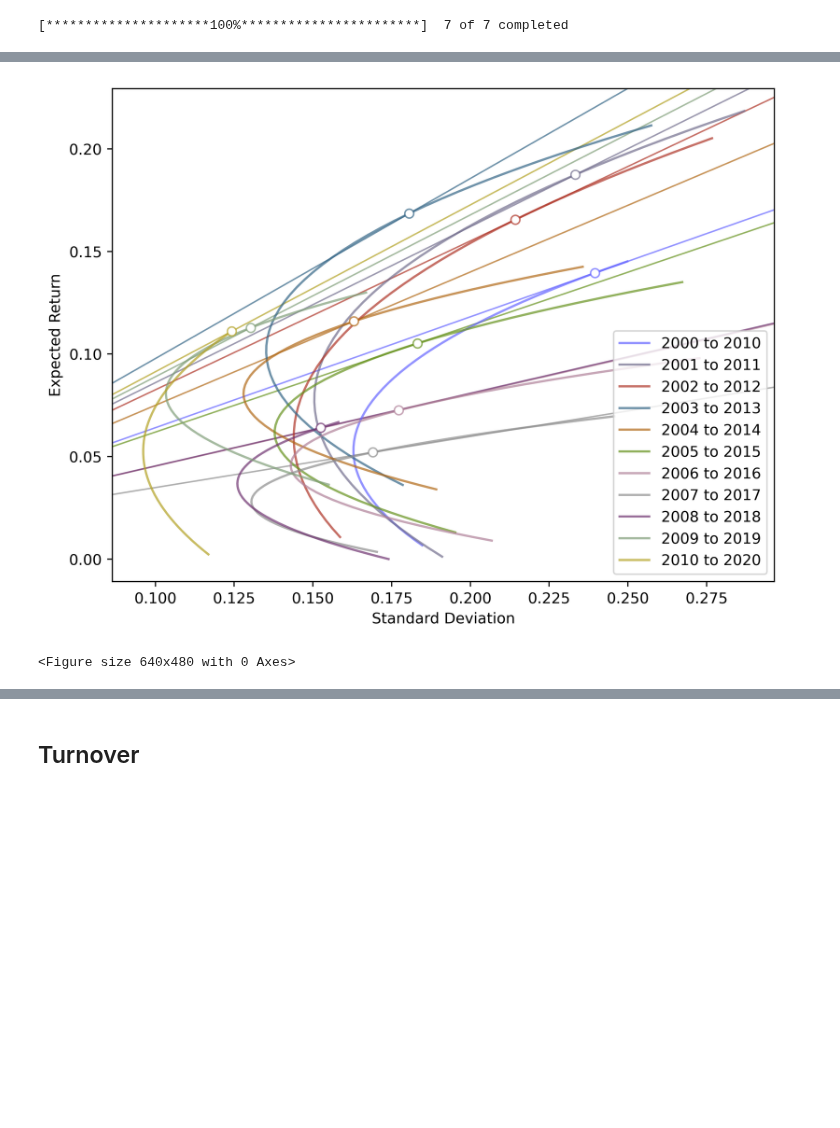
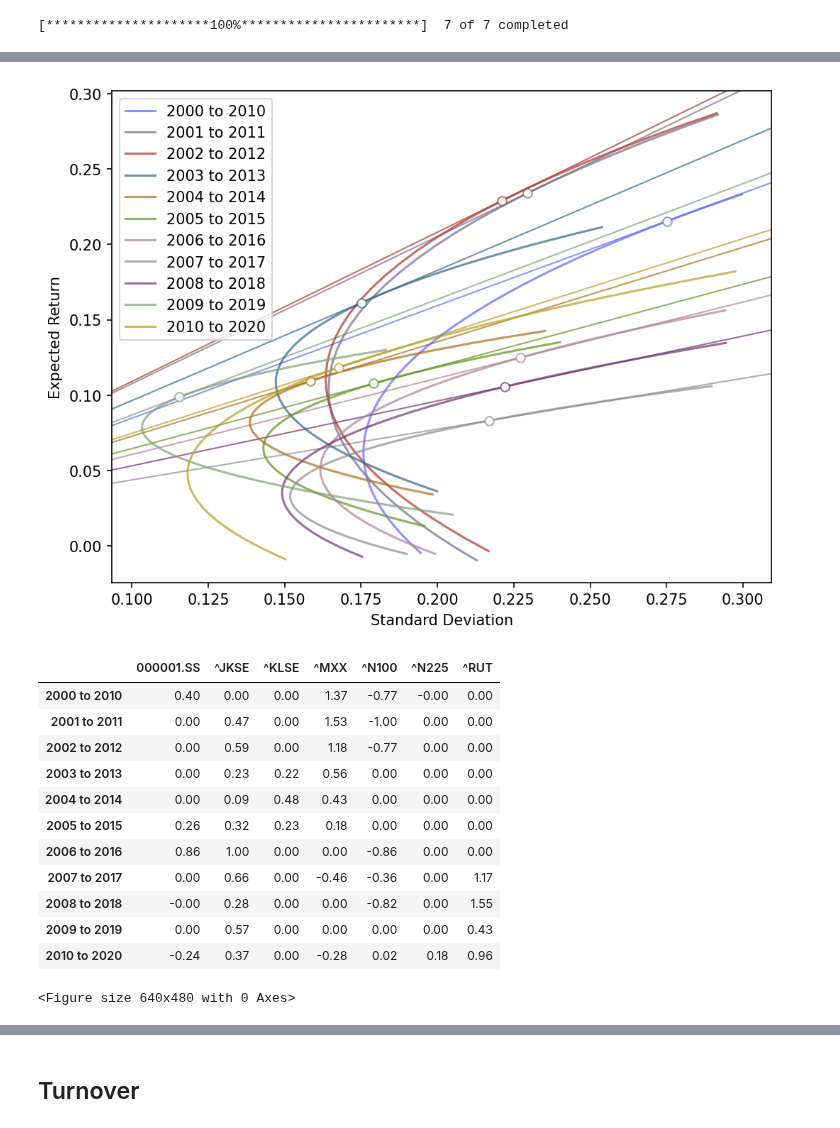
Before and after one commit to mxmws/datafin, a Jupyter notebook: Final_assigment.ipynb, the cells around one changed output, grey strips where cells are left out. Saved outputs shown, nothing was run; the diff lists cells and outputs as text; code cells hidden in the pictures; blank space fills up the shorter version.

```diff
--- a/Final_assigment.ipynb
+++ b/Final_assigment.ipynb
@@ -128,7 +130,9 @@ ____________________________________________________________
 # %%
+yearly_cov_tables = []
 #cov_matrices:
 for j in range(11):
-    print("SLIDING WINDOW ", j+1)
-    print(sliding_windows_data[str(j+1) +'_yearly_cov'])
-    print("____________________________________________________________")
+    table = sliding_windows_data[str(j+1) +'_yearly_cov'].round(2)
+    table.name = f"{dates[0].year} to {dates[1].year}"
+    yearly_cov_tables.append(table)
+yearly_cov_tables[5]
 # %% [output]
@@ -152,6 +147,6 @@ ____________________________________________________________
 # %%
 from pypfopt.plotting import plot_covariance
 #cov_matrices:
-for j in range(11):
+for j in range(4,5):
     plot_covariance(sliding_windows_data[str(j+1) +'_yearly_cov'])
 # %% [output]
@@ -181,6 +168,8 @@ risk_free_rate = 0.01
 # x of the portfolio value allowed to be shorted
 shorting_allowed = 1
 cost_of_shorting = risk_free_rate
+
+
 
 #take a list of lists of frontier returns and variances
 f_r = []
@@ -243,7 +232,7 @@ for j in range(11):
     f_v.append(frontier_stds)
 
     # highest sharper portfolio
-    sharper.append(np.array(frontier_mean_returns) / np.array(frontier_stds))
+    sharper.append((np.array(frontier_mean_returns)-risk_free_rate) / np.array(frontier_stds))
     index = sharper[-1].argmax(axis=0)
     highest_sharper_portfolios.append({
         "dates": sliding_windows_data[str(j+1) +'_dates'],
@@ -260,12 +249,14 @@ cmap[0] = [0.4, 0.4, 1, 0.7]
 # %%
 from scipy.interpolate import make_interp_spline
 from matplotlib.pyplot import figure
+import pandas as pd
 
+table = pd.DataFrame(columns=(list(data.columns)))
 
-# Create a figure and a 3x3 grid of subplots
-#fig, axs = plt.subplots(11, figsize=(6, 50))
+# cutoff on x-axis
+cutoff = 0.3
 
-fig = figure(figsize=(8, 6), dpi=500)
+fig = figure(figsize=(8, 6), dpi=150)
 # Loop through the subplots and plot something on each of them
 for i in range(11):
     # sort points by risk
@@ -298,43 +289,65 @@ for i in range(11):
     f_v_frontier = y_new
     f_r_frontier = x_new
 
-    A = np.array([a for a in zip(f_v_frontier, f_r_frontier)])
+    if cutoff:
+        for j, (x, _) in enumerate(zip(f_v_frontier, f_r_frontier)):
+            if x > cutoff:
+                f_v_frontier = f_v_frontier[:j]
+                f_r_frontier = f_r_frontier[:j]
 
-    distances = np.linalg.norm(A-(highest_sharper_portfolios[i]["std"], highest_sharper_portfolios[i]["return"]), axis=1)
-    min_index = np.argmin(distances)
-    highest_sharper_portfolio = A[min_index]
+    max_sharpe_ratio = np.array(f_r_frontier) / np.array(f_v_frontier)
+    max_sharpe_index = max_sharpe_ratio.argmax(axis=0)
 
     dates = sliding_windows_data[str(i+1) +'_dates']
 
-    plt.plot(f_v_frontier, f_r_frontier, c=cmap[i], label=f"{dates[0].year} to {dates[1].year}")
+    label = f"{dates[0].year} to {dates[1].year}"
+    plt.plot(f_v_frontier, f_r_frontier, c=cmap[i], label=label)
     if tobin_separation:
-        plt.scatter(highest_sharper_portfolio[0], highest_sharper_portfolio[1], c="white", edgecolors=cmap[i], zorder=2)
+        plt.scatter(f_v_frontier[max_sharpe_index], f_r_frontier[max_sharpe_index], c="white", edgecolors=cmap[i], zorder=2)
         # plotting capital market line (tobin separation)
         # equivalent to
         #axs[i].axline((0, risk_free_rate), (highest_sharper_portfolios[i]["std"], highest_sharper_portfolios[i]["return"]))
         # but prettier
         plt.axline(
-            (min(f_v[i]), (min(f_v[i])/highest_sharper_portfolio[0])*(highest_sharper_portfolio[1]-risk_free_rate)+risk_free_rate),
-            (highest_sharper_portfolio[0], highest_sharper_portfolio[1]),
+            (min(f_v_frontier), (min(f_v_frontier)/f_v_frontier[max_sharpe_index])*(f_r_frontier[max_sharpe_index]-risk_free_rate)+risk_free_rate),
+            (f_v_frontier[max_sharpe_index], f_r_frontier[max_sharpe_index]),
             color=cmap[i],
             linewidth=1,
             zorder=-1)
 
+    portfolio = highest_sharper_portfolios[i]
+    row_weights = list(portfolio["weights"])
+    row = [round(val, 2) for val in list(row_weights)]
+
+    table.loc[label] = row
 
 
 #count = 0
 #for i, ax in enumerate(axs.flat):
 #    ax.set_title("SLIDING WINDOW " + str(i+1))
 
 #plt.subplots_adjust(wspace=0.5, hspace=0.5)
 # Show the plot
 
 
 plt.xlabel('Standard Deviation')
 plt.ylabel('Expected Return')
 plt.legend()
 plt.show()
 plt.savefig('efficient_frontiers.pgf')
+table
 # %% [output]
-[figure, old version]
+[figure, new version]
+|  | 000001.SS | ^JKSE | ^KLSE | ^MXX | ^N100 | ^N225 | ^RUT |
+| 2000 to 2010 | 0.40 | 0.00 | 0.00 | 1.37 | -0.77 | -0.00 | 0.00 |
+| 2001 to 2011 | 0.00 | 0.47 | 0.00 | 1.53 | -1.00 | 0.00 | 0.00 |
+| 2002 to 2012 | 0.00 | 0.59 | 0.00 | 1.18 | -0.77 | 0.00 | 0.00 |
+| 2003 to 2013 | 0.00 | 0.23 | 0.22 | 0.56 | 0.00 | 0.00 | 0.00 |
+| 2004 to 2014 | 0.00 | 0.09 | 0.48 | 0.43 | 0.00 | 0.00 | 0.00 |
+| 2005 to 2015 | 0.26 | 0.32 | 0.23 | 0.18 | 0.00 | 0.00 | 0.00 |
+| 2006 to 2016 | 0.86 | 1.00 | 0.00 | 0.00 | -0.86 | 0.00 | 0.00 |
+| 2007 to 2017 | 0.00 | 0.66 | 0.00 | -0.46 | -0.36 | 0.00 | 1.17 |
+| 2008 to 2018 | -0.00 | 0.28 | 0.00 | 0.00 | -0.82 | 0.00 | 1.55 |
+| 2009 to 2019 | 0.00 | 0.57 | 0.00 | 0.00 | 0.00 | 0.00 | 0.43 |
+| 2010 to 2020 | -0.24 | 0.37 | 0.00 | -0.28 | 0.02 | 0.18 | 0.96 |
 <Figure size 640x480 with 0 Axes>
```
Also changed, not shown: parts of 60 cells of this notebook, 1 other file.
